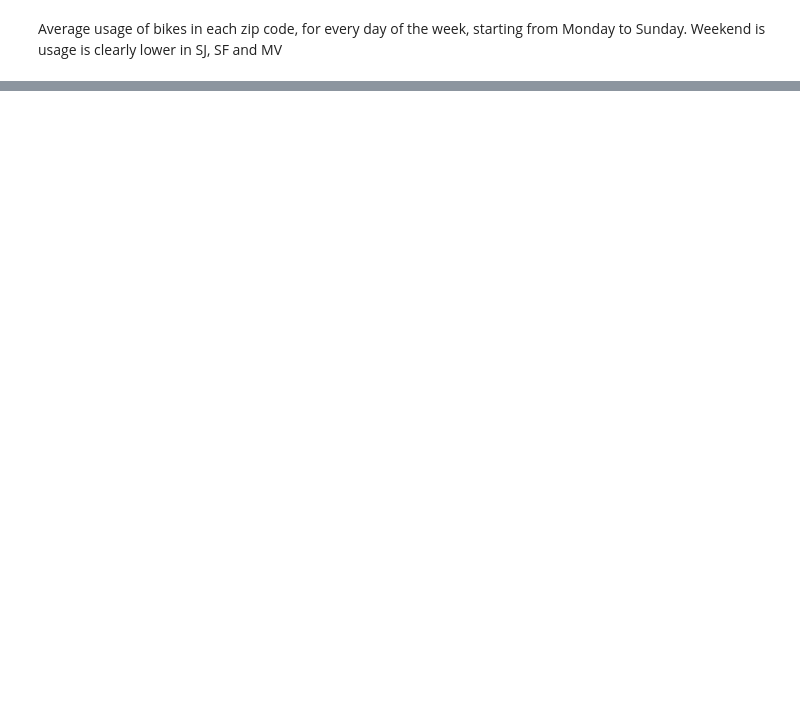
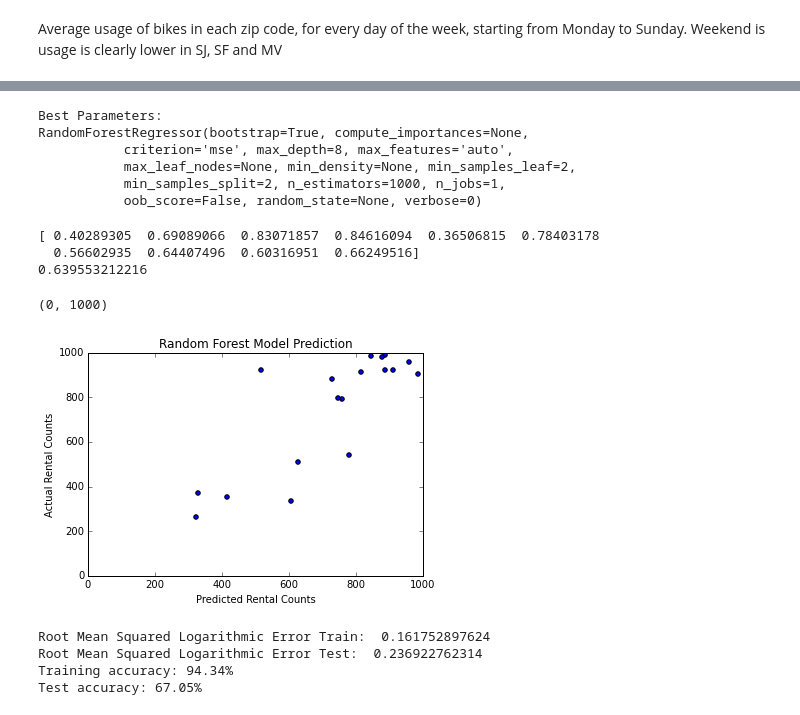
Before and after one commit to arjun010/dva_project, a Jupyter notebook: DVA.ipynb, the cells around one changed output, grey strips where cells are left out. Drawn from its saved outputs; the diff is of its cells as text; code cells hidden in the pictures; blank space fills up the shorter version.

Commit message:
Random Forest Regressor optimized model. Code is messy for now

```diff
--- a/DVA.ipynb
+++ b/DVA.ipynb
@@ -139,0 +153,7 @@ Zip - 94041 MV
+# %%
+from sklearn.cross_validation import train_test_split
+estimator = RandomForestRegressor(random_state=None, n_estimators=100)
+x_train, x_test, y_train, y_test = train_test_split(x, y, test_size=0.1, random_state=None)
+estimator.fit(x_train, y_train)
+print "Training Score ", estimator.score(x_train, y_train)
+print "Test score ", estimator.score(x_test, y_test)
@@ -139,0 +217,48 @@ Zip - 94041 MV
+# %%
+print 'Best Parameters:'
+print rf.best_estimator_
+# %% [output]
+Best Parameters:
+RandomForestRegressor(bootstrap=True, compute_importances=None,
+           criterion='mse', max_depth=8, max_features='auto',
+           max_leaf_nodes=None, min_density=None, min_samples_leaf=2,
+           min_samples_split=2, n_estimators=1000, n_jobs=1,
+           oob_score=False, random_state=None, verbose=0)
+# %%
+rf_op = RandomForestRegressor(bootstrap=True, compute_importances=None,
+           criterion='mse', max_depth=8, max_features='auto',
+           max_leaf_nodes=None, min_density=None, min_samples_leaf=2,
+           min_samples_split=2, n_estimators=1000, n_jobs=1,
+           oob_score=False, random_state=None, verbose=0)
+rf_op.fit(x_train, y_train)
+preds = rf_op.predict(x_test)
+s = cross_validation.cross_val_score(rf_op, x, y, cv=10)
+print s
+print np.mean(s)
+# %% [output]
+[ 0.40289305  0.69089066  0.83071857  0.84616094  0.36506815  0.78403178
+  0.56602935  0.64407496  0.60316951  0.66249516]
+0.639553212216
+# %%
+from pylab import pcolor, show, colorbar, xticks, yticks
+import matplotlib.pyplot as plt
+plt.scatter(preds, y_test)
+plt.title("Random Forest Model Prediction")
+plt.ylabel("Actual Rental Counts")
+plt.xlabel("Predicted Rental Counts")
+plt.xlim(0, 1000)
+plt.ylim(0, 1000)
+# %% [output]
+(0, 1000)
+[figure, added]
+# %%
+
+print "Root Mean Squared Logarithmic Error Train: ", rmsele(rf_op.predict(x_train), y_train)
+print "Root Mean Squared Logarithmic Error Test: ", rmsele(rf_op.predict(x_test), y_test)
+print "Training accuracy: %0.2f%%" % (100*rf_op.score(x_train, y_train))
+print "Test accuracy: %0.2f%%" % (100*rf_op.score(x_test, y_test)) + "\n"
+# %% [output]
+Root Mean Squared Logarithmic Error Train:  0.161752897624
+Root Mean Squared Logarithmic Error Test:  0.236922762314
+Training accuracy: 94.34%
+Test accuracy: 67.05%
```
Also changed, not shown: parts of 10 cells of this notebook.
